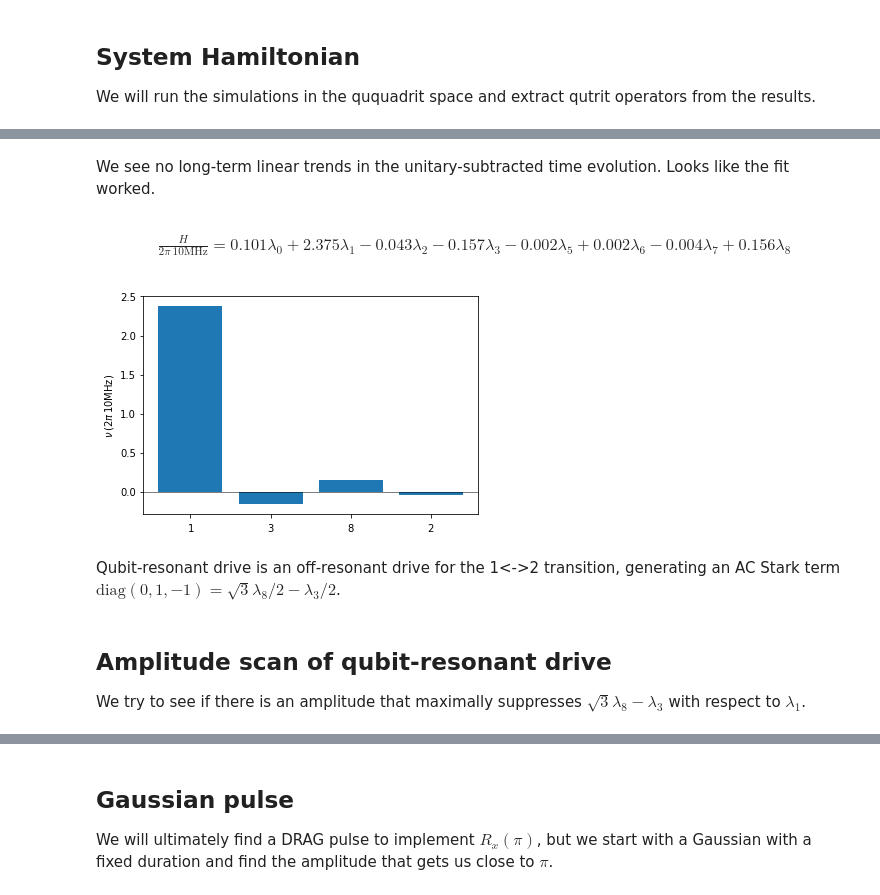
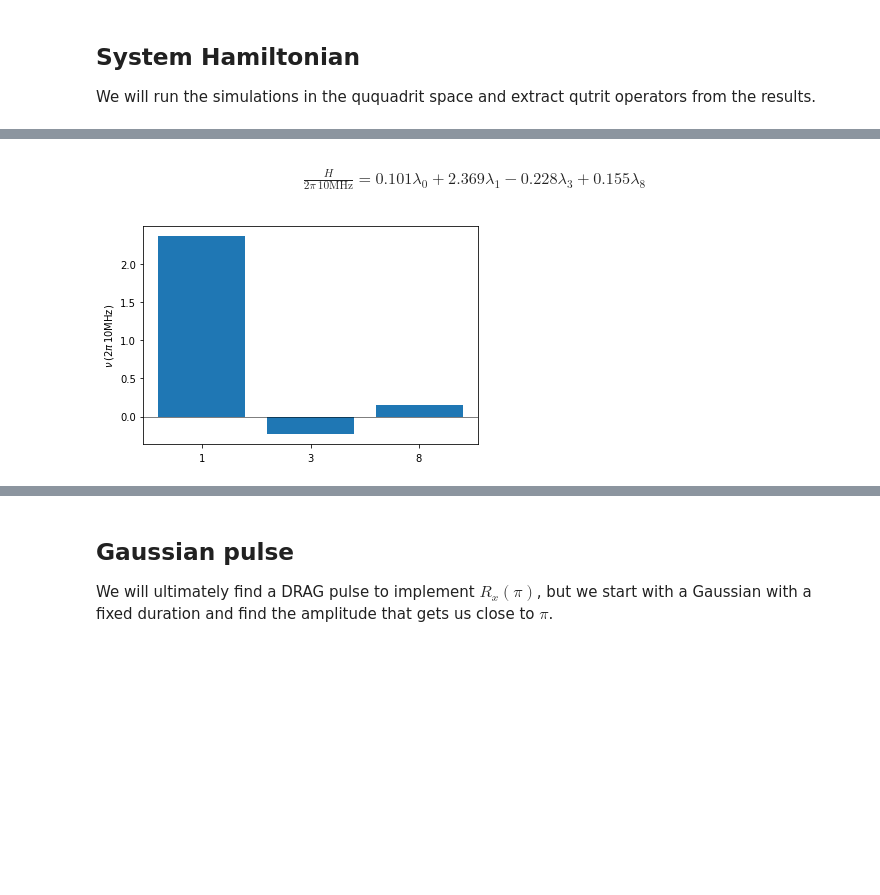
Before and after one commit to UTokyo-ICEPP/qudit-sim, a Jupyter notebook: examples/pi_pulse.ipynb, the cells around one changed output, grey strips where cells are left out. Drawn from its saved outputs; the diff is of its cells as text; code cells hidden in the pictures; blank space fills up the shorter version.

```diff
--- a/examples/pi_pulse.ipynb
+++ b/examples/pi_pulse.ipynb
@@ -15,8 +15,6 @@ import matplotlib.pyplot as plt
 import rqutils.paulis as paulis
 import qudit_sim
 
-qudit_sim.config.jax_devices = [0, 1]
-
 try:
     os.mkdir('pi_pulse')
 except FileExistsError:
@@ -36,5 +34,8 @@ First we apply a constant drive and identify which terms are present in the qutr
 drive_frequency_01 = hgen.dressed_frequencies('q0')[0]
 test_amplitude = 0.2
 
+init = dict((i, (0., True)) for i in [4, 5, 6, 7, 13, 14])
+
 res01_components = qudit_sim.apps.find_heff(hgen, qudit='q0', frequency=drive_frequency_01, amplitude=test_amplitude,
-                                            cycles=400, comp_dim=3, save_result_to='pi_pulse/res01', log_level=logging.INFO)
+                                            cycles=200, optimizer_args=0.001, convergence=1.e-6, comp_dim=3,
+                                            init=init, save_result_to='pi_pulse/res01')
@@ -54,16 +48,8 @@ qudit_sim.visualization.inspect_heff_fit('pi_pulse/res01.h5');
-# %% [markdown]
-We see no long-term linear trends in the unitary-subtracted time evolution. Looks like the fit worked.
 # %%
-qudit_sim.visualization.print_components(res01_components)
+qudit_sim.visualization.print_components(res01_components, threshold=-0.01)
 # %% [output]
-\begin{split} \frac{H}{2\pi\,\mathrm{10MHz}} = 0.101\lambda_{0} + 2.375\lambda_{1} - 0.043\lambda_{2} - 0.157\lambda_{3} - 0.002\lambda_{5} + 0.002\lambda_{6} - 0.004\lambda_{7} + 0.156\lambda_{8} \end{split}
+\begin{split} \frac{H}{2\pi\,\mathrm{10MHz}} = 0.101{\lambda_{0}} + 2.369{\lambda_{1}} - 0.228{\lambda_{3}} + 0.155{\lambda_{8}} \end{split}
 # %%
-qudit_sim.visualization.plot_components(res01_components);
+qudit_sim.visualization.plot_components(res01_components, threshold=-0.01);
 # %% [output]
-[figure, old version]
+[figure, new version]
-# %% [markdown]
-Qubit-resonant drive is an off-resonant drive for the 1<->2 transition, generating an AC Stark term $\mathrm{diag}(0, 1, -1) = \sqrt{3}\lambda_8/2 - \lambda_3/2$.
-# %% [markdown]
-## Amplitude scan of qubit-resonant drive
-
-We try to see if there is an amplitude that maximally suppresses $\sqrt{3}\lambda_8 - \lambda_3$ with respect to $\lambda_1$.
```
Also changed, not shown: parts of 58 cells of this notebook, 5 other files.
